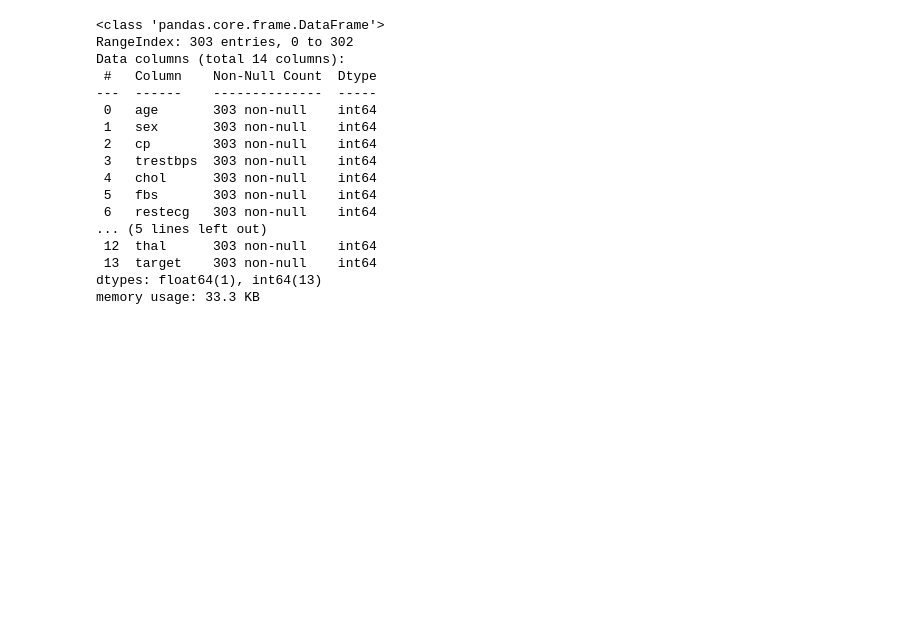
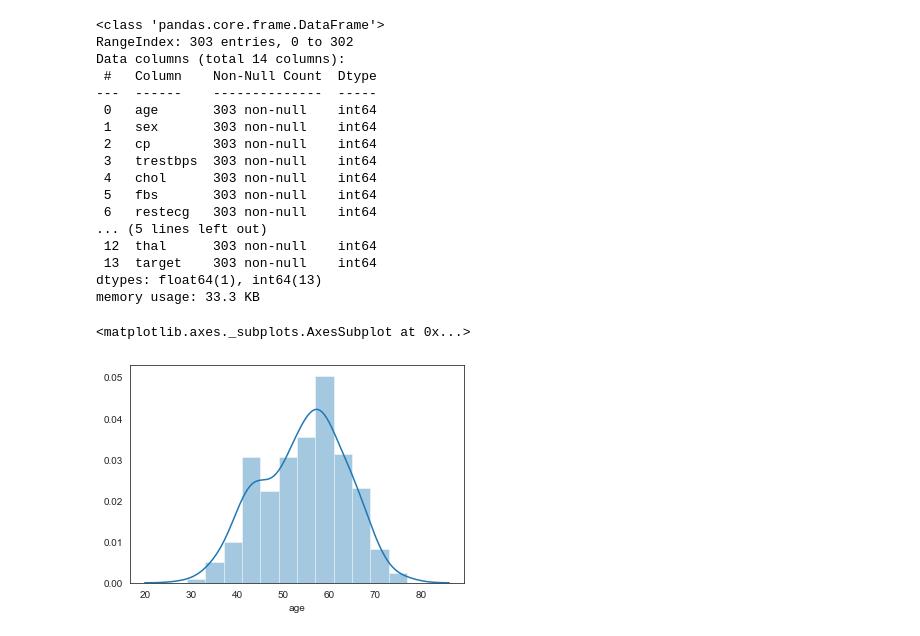
Before and after one commit to LarsTinnefeld/Heart-Disease---Search-for-risk-factors, a Jupyter notebook: heard_disease_research.ipynb, the cells around one changed output. Saved outputs shown, nothing was run; the diff lists cells and outputs as text; code cells hidden in the pictures; blank space fills up the shorter version.

```diff
--- a/heard_disease_research.ipynb
+++ b/heard_disease_research.ipynb
@@ -47,3 +47,8 @@ Data columns (total 14 columns):
  13  target    303 non-null    int64
 dtypes: float64(1), int64(13)
 memory usage: 33.3 KB
+# %%
+sns.distplot(df['age'])
+# %% [output]
+<matplotlib.axes._subplots.AxesSubplot at 0x...>
+[figure, added]
```
Also changed, not shown: parts of 13 cells of this notebook.
